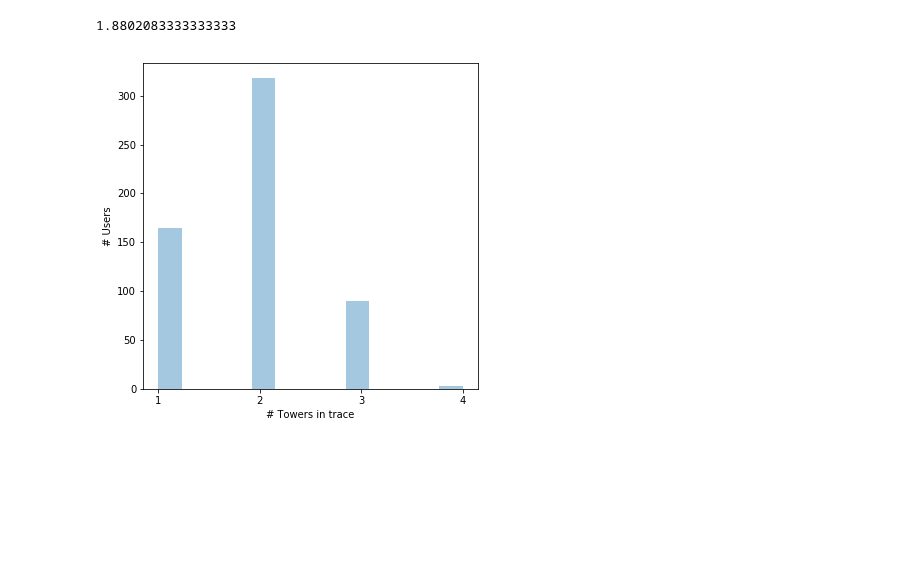
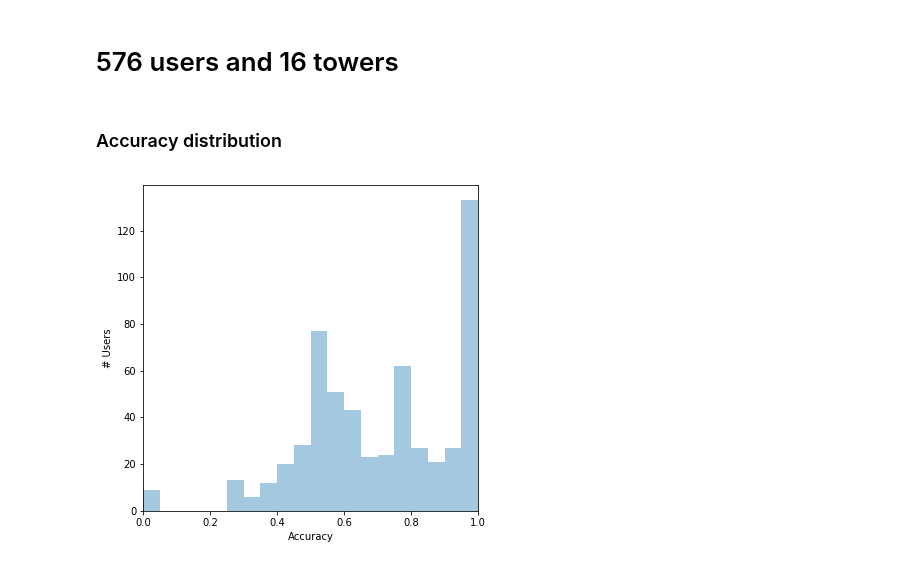
Before and after one commit to leopiney/tscf, a Jupyter notebook: evaluation-results-temp-files.ipynb, the cells around one changed output. Saved outputs shown, nothing was run; the diff lists cells and outputs as text; code cells hidden in the pictures; blank space fills up the shorter version.

Commit message:
Updated simulator towers distribution and added new tests

```diff
--- a/evaluation-results-temp-files.ipynb
+++ b/evaluation-results-temp-files.ipynb
@@ -30,5 +30,3 @@ import seaborn as sns
 for tmp in list(glob('./evaluate/.tmp*')[:1]):
     pass
 #     analysis = pickle.load(open(tmp, 'rb'))
-
-analysis = pickle.load(open('./evaluate/.tmp_eval_m_random_direction_u_576_t_16_v_(0.01, 0.01).pkl', 'rb'))
@@ -49,19 +33,52 @@ plt.savefig(f'./accuracy_dist_random_direction_u_576_t_16_v_(0.01, 0.01).png', d
 # %%
-fig, ax = plt.subplots(figsize=(6, 6))
-unique_visited_towers = np.array([len(np.unique(trace)) for trace in analysis[11]])
-sns.distplot(
-    unique_visited_towers,
-    kde=False,
-    ax=ax,
-)
+def plot_accuracy_dist(analysis):
+    fig, ax = plt.subplots(figsize=(6, 6))
+    map_accuracy_results = analysis[0][2] / 24
+    sns.distplot(
+        pd.Series(map_accuracy_results),
+        bins=np.arange(0, 1.01, 0.05),
+        kde=False,
+        ax=ax,
+    )
+    ax.set(xlim=(0, 1));
+    ax.set(xlabel='Accuracy', ylabel='# Users')
+    plt.savefig(f"./accuracy_dist_{path.split('_m_')[1][:-4]}.png", dpi=300)
 
-ticks = np.arange(unique_visited_towers.min(), unique_visited_towers.max() + 1, 1).astype(np.int)
-ax.set_xticks(ticks)
-ax.set_xticklabels(ticks)
-ax.set(xlabel='# Towers in trace', ylabel='# Users')
-plt.savefig(f'./number_towers_dist_random_direction_u_576_t_16_v_(0.01, 0.01).png', dpi=300)
+def plot_error_dist(analysis):
+    fig, ax = plt.subplots(figsize=(6, 6))
+    map_error_results = analysis[0][3] / 24
+    sns.distplot(
+        pd.Series(map_error_results),
+        kde=False,
+        ax=ax,
+    )
+    ax.set(xlabel='Error', ylabel='# Users')
+    plt.savefig(f"./error_dist_{path.split('_m_')[1][:-4]}.png", dpi=300)
 
-unique_visited_towers.mean()
+def plot_number_towers_dist(traces, trace_type):
+    fig, ax = plt.subplots(figsize=(6, 6))
+    unique_visited_towers = np.array([len(np.unique(trace)) for trace in traces])
+    sns.distplot(
+        unique_visited_towers,
+        kde=False,
+        ax=ax,
+    )
+
+    ticks = np.arange(unique_visited_towers.min(), unique_visited_towers.max() + 1, 1).astype(np.int)
+    ax.set_xticks(ticks)
+    ax.set_xticklabels(ticks)
+    ax.set(xlabel='# Towers in trace', ylabel='# Users')
+    plt.savefig(f"./{trace_type}_number_towers_dist_{path.split('_m_')[1][:-4]}.png", dpi=300)
+
+    unique_visited_towers.mean()
-# %% [output]
-1.8802083333333333
-[figure, removed]
+# %% [markdown]
+# 576 users and 16 towers
+# %%
+path = './evaluate/.tmp_eval_m_random_direction_u_576_t_16_v_(0.01, 0.01).pkl'
+evaluation = pickle.load(open(path, 'rb'))
+# %% [markdown]
+### Accuracy distribution
+# %%
+plot_accuracy_dist(evaluation['analysis'])
+# %% [output]
+[figure, added]
```
Also changed, not shown: parts of 26 cells of this notebook, 54 other files.
